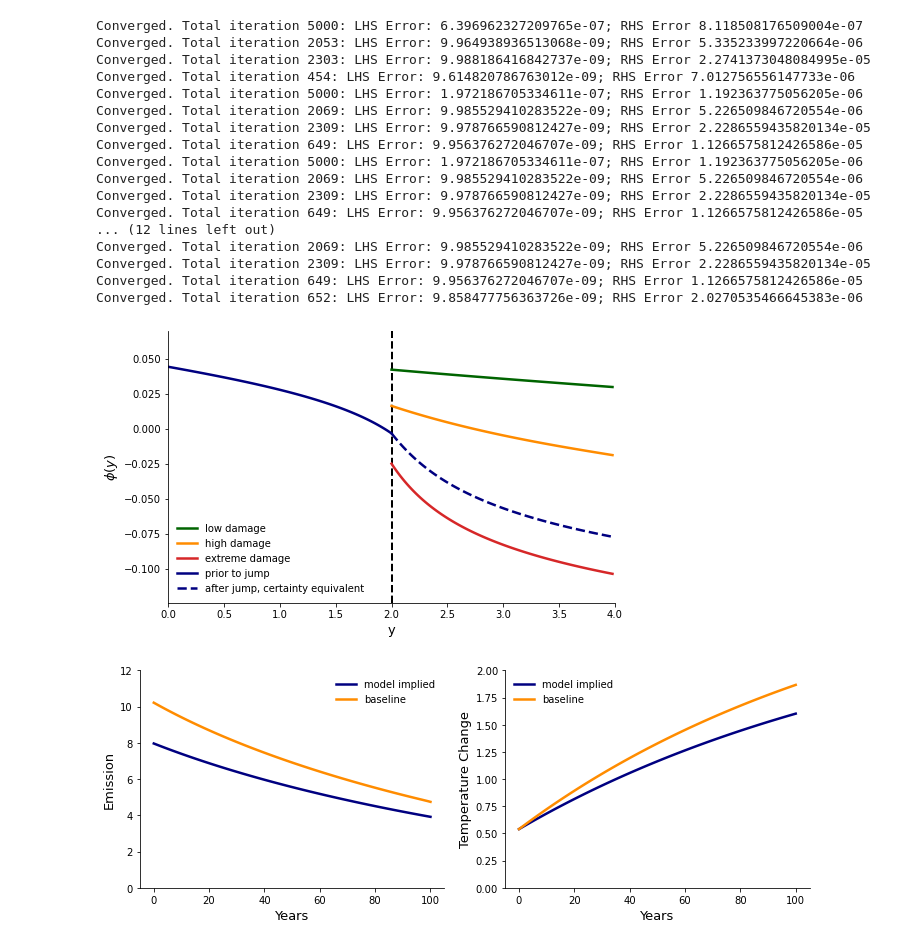
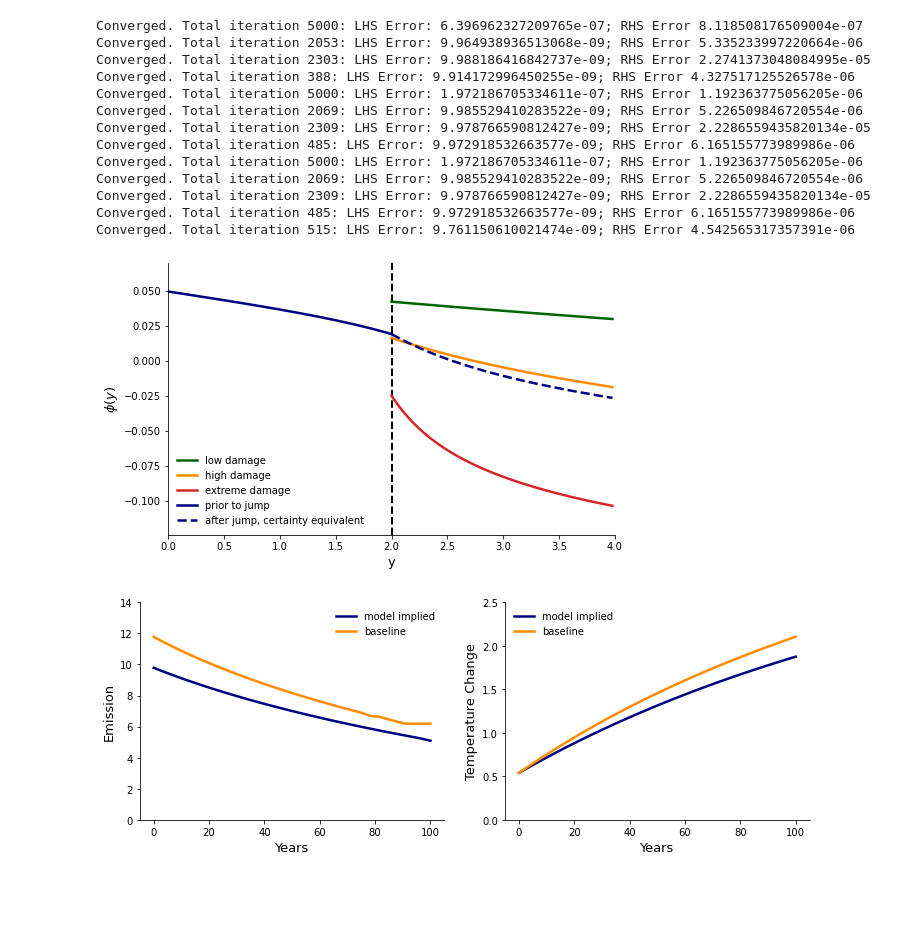
Before and after one commit to lphansen/ClimateUncertaintySpillover, a Jupyter notebook: notebook/plots_standardized.ipynb, the cells around one changed output. Saved outputs shown, nothing was run; the diff lists cells and outputs as text; code cells hidden in the pictures; blank space fills up the shorter version.

```diff
--- a/notebook/plots_standardized.ipynb
+++ b/notebook/plots_standardized.ipynb
@@ -13,12 +15,13 @@ mpl.rcParams['axes.spines.right'] = False
 mpl.rcParams['axes.spines.top'] = False
 # %%
 ξ_w=1000.
-# ξ_p=1./20
-ξ_p=1./40
+ξ_p=1./20
 ξ_a=1./10000
 
+# damage_setting={'γ_2p': np.array([0, .0197*2, .3853*2]),
+#                 'πd_o': np.array([1./3, 1./3, 1./3])}
 damage_setting={'γ_2p': np.array([0, .0197*2, .3853*2]),
-                'πd_o': np.array([1./3, 1./3, 1./3])}
+                'πd_o': np.array([.45, .45, .1])}
 
 # Solve for value function, baseline case
 model_i_baseline, model_baseline = solve_value_function(1000., 1000., 1000., damage_setting)
@@ -30,16 +33,16 @@ model_i, model = solve_value_function(ξ_w, ξ_p, ξ_a, damage_setting)
 ME_total, ME_baseline = solve_alternative_ME(ξ_w, ξ_p, ξ_a,
                                              baseline_w=True, baseline_p=True, baseline_a=True,
                                              damage_setting=damage_setting)
-# Case 2: minimize one of them
-_, ME_min_w = solve_alternative_ME(ξ_w, ξ_p, ξ_a,
-                                   baseline_w=False, baseline_p=True, baseline_a=True,
-                                   damage_setting=damage_setting)
-_, ME_min_p = solve_alternative_ME(ξ_w, ξ_p, ξ_a,
-                                   baseline_w=True, baseline_p=False, baseline_a=True,
-                                   damage_setting=damage_setting)
-_, ME_min_a = solve_alternative_ME(ξ_w, ξ_p, ξ_a,
-                                   baseline_w=True, baseline_p=True, baseline_a=False,
-                                   damage_setting=damage_setting)
+# # Case 2: minimize one of them
+# _, ME_min_w = solve_alternative_ME(ξ_w, ξ_p, ξ_a,
+#                                    baseline_w=False, baseline_p=True, baseline_a=True,
+#                                    damage_setting=damage_setting)
+# _, ME_min_p = solve_alternative_ME(ξ_w, ξ_p, ξ_a,
+#                                    baseline_w=True, baseline_p=False, baseline_a=True,
+#                                    damage_setting=damage_setting)
+# _, ME_min_a = solve_alternative_ME(ξ_w, ξ_p, ξ_a,
+#                                    baseline_w=True, baseline_p=True, baseline_a=False,
+#                                    damage_setting=damage_setting)
 
 n_damage = len(damage_setting['πd_o'])
 y_bar = model['y_grid'][-1]
@@ -65,20 +68,16 @@ for i in range(n_damage):
 Converged. Total iteration 5000: LHS Error: 6.396962327209765e-07; RHS Error 8.118508176509004e-07
 Converged. Total iteration 2053: LHS Error: 9.964938936513068e-09; RHS Error 5.335233997220664e-06
 Converged. Total iteration 2303: LHS Error: 9.988186416842737e-09; RHS Error 2.2741373048084995e-05
-Converged. Total iteration 454: LHS Error: 9.614820786763012e-09; RHS Error 7.012756556147733e-06
+Converged. Total iteration 388: LHS Error: 9.914172996450255e-09; RHS Error 4.327517125526578e-06
 Converged. Total iteration 5000: LHS Error: 1.972186705334611e-07; RHS Error 1.192363775056205e-06
 Converged. Total iteration 2069: LHS Error: 9.985529410283522e-09; RHS Error 5.226509846720554e-06
 Converged. Total iteration 2309: LHS Error: 9.978766590812427e-09; RHS Error 2.2286559435820134e-05
-Converged. Total iteration 649: LHS Error: 9.956376272046707e-09; RHS Error 1.1266575812426586e-05
+Converged. Total iteration 485: LHS Error: 9.972918532663577e-09; RHS Error 6.165155773989986e-06
 Converged. Total iteration 5000: LHS Error: 1.972186705334611e-07; RHS Error 1.192363775056205e-06
 Converged. Total iteration 2069: LHS Error: 9.985529410283522e-09; RHS Error 5.226509846720554e-06
 Converged. Total iteration 2309: LHS Error: 9.978766590812427e-09; RHS Error 2.2286559435820134e-05
-Converged. Total iteration 649: LHS Error: 9.956376272046707e-09; RHS Error 1.1266575812426586e-05
-... (12 lines left out)
-Converged. Total iteration 2069: LHS Error: 9.985529410283522e-09; RHS Error 5.226509846720554e-06
-Converged. Total iteration 2309: LHS Error: 9.978766590812427e-09; RHS Error 2.2286559435820134e-05
-Converged. Total iteration 649: LHS Error: 9.956376272046707e-09; RHS Error 1.1266575812426586e-05
-Converged. Total iteration 652: LHS Error: 9.858477756363726e-09; RHS Error 2.0270535466645383e-06
+Converged. Total iteration 485: LHS Error: 9.972918532663577e-09; RHS Error 6.165155773989986e-06
+Converged. Total iteration 515: LHS Error: 9.761150610021474e-09; RHS Error 4.542565317357391e-06
 # %%
 # 1. Plot value function
 temp = np.array([res['v0'] for res in model_i])
@@ -105,27 +104,27 @@ plt.xlabel('y', fontsize=13)
 plt.ylabel(r'$\phi(y)$', fontsize=13)
 plt.savefig('../plots/standardized/value.pdf')
 # %% [output]
-[figure, old version]
+[figure, new version]
 # %%
 # 2. Plot emission and temperature change
 fig, (ax1, ax2) = plt.subplots(1, 2, figsize=(12,4))
 ax1.plot(et, color='navy', label='model implied', linewidth=2.5)
 ax1.plot(et_baseline, color='darkorange', label=r'baseline', linewidth=2.5)
 ax1.set_xlabel('Years', fontsize=13)
 ax1.set_ylabel('Emission', fontsize=13)
 ax1.legend(frameon=False)
 ax1.set_ylim(0., int(np.max(et_baseline)*1.2))
 
 ax2.plot(yt, color='navy', label='model implied', linewidth=2.5)
 ax2.plot(yt_baseline, color='darkorange', label='baseline', linewidth=2.5)
 ax2.set_xlabel('Years', fontsize=13)
 ax2.set_ylabel('Temperature Change', fontsize=13)
 ax2.legend(frameon=False)
-ax2.set_ylim(0., int(np.max(yt_baseline)*1.2))
+ax2.set_ylim(0., int(np.max(yt_baseline*10)*1.2)/10)
 
 fig.savefig('../plots/standardized/emission_temperature.pdf')
 # %% [output]
-[figure, old version]
+[figure, new version]
 # %%
 # 3.1 Plot distorted probabilities for damage function
 plt.figure(figsize=(8, 5))
```
Also changed, not shown: parts of 17 cells of this notebook, 29 other files.
